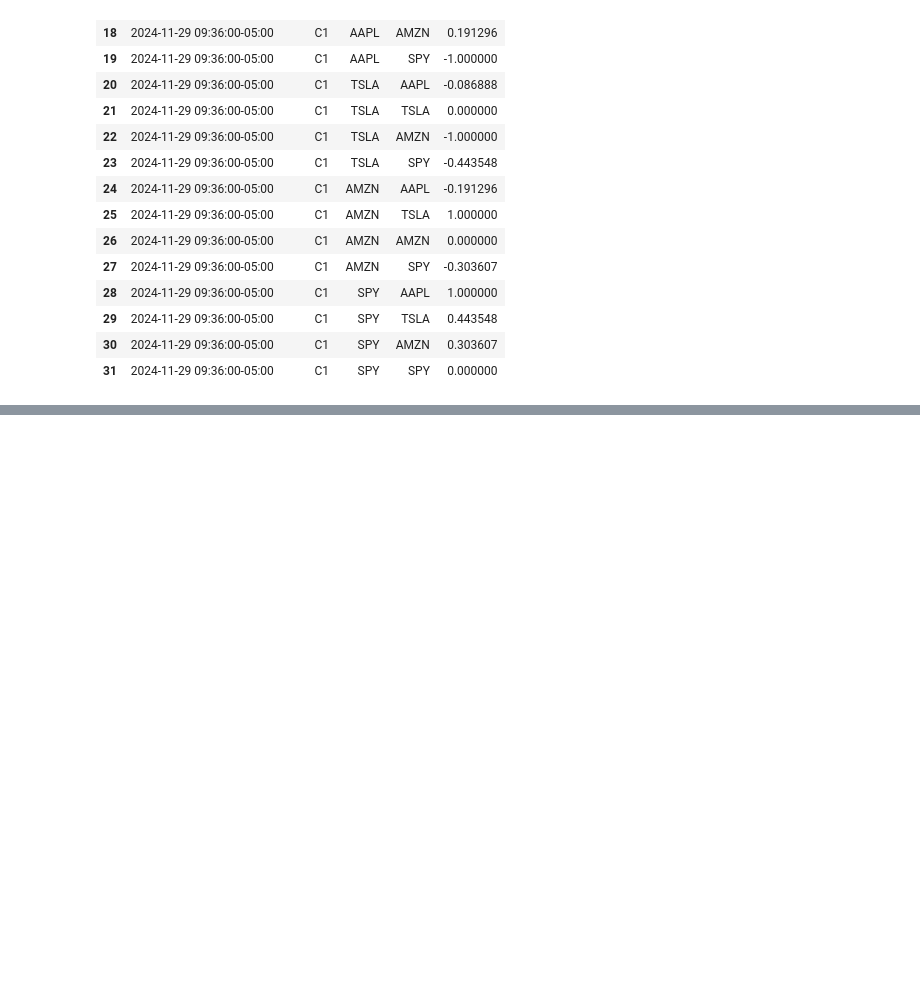
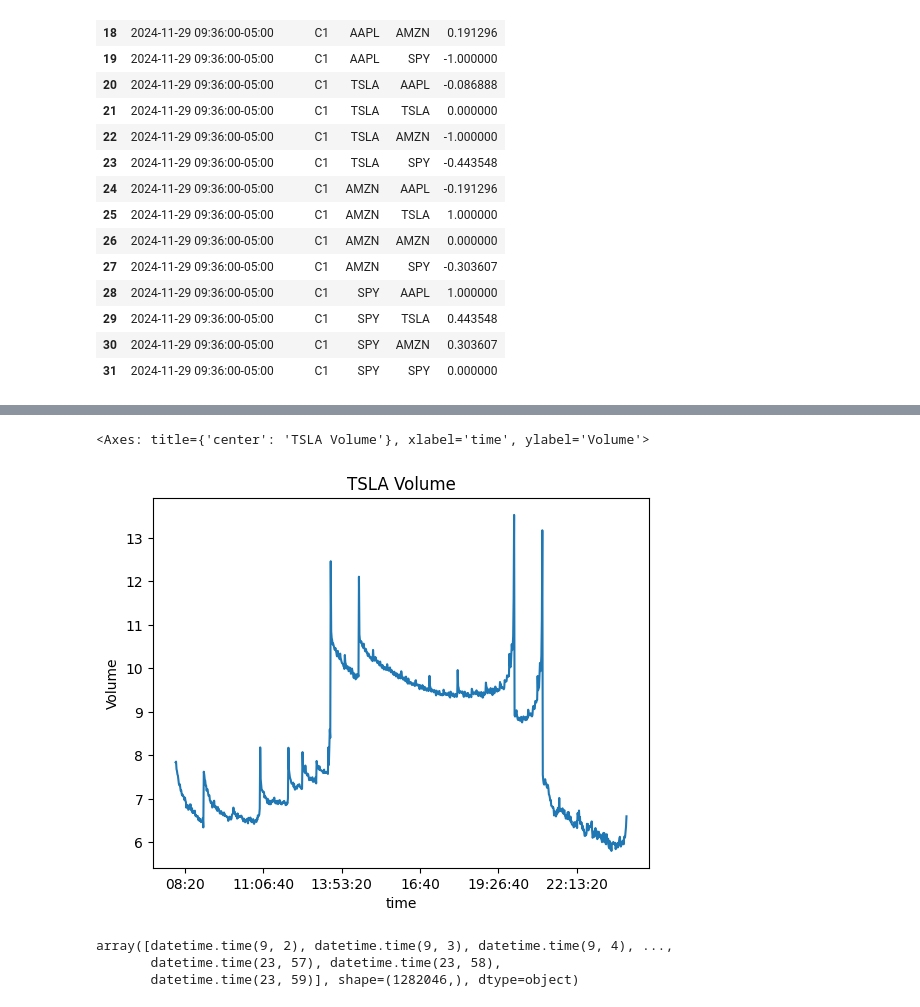
Before and after one commit to evheus/afp_gnn, a Jupyter notebook: notebooks/data_inspection.ipynb, the cells around one changed output, grey strips where cells are left out. Drawn from its saved outputs; the diff is of its cells as text; code cells hidden in the pictures; blank space fills up the shorter version.

```diff
--- a/notebooks/data_inspection.ipynb
+++ b/notebooks/data_inspection.ipynb
@@ -314,0 +344,12 @@ df[df['timestamp'] == '2024-11-29 09:36:00-05:00']
+# %%
+tmp = tsla.set_index('timestamp')
+tmp['volume'].groupby(tmp.index.time).mean()).plot(title='TSLA Volume', ylabel='log Volume')
+# %% [output]
+<Axes: title={'center': 'TSLA Volume'}, xlabel='time', ylabel='Volume'>
+[figure, added]
+# %%
+tsla.set_index('timestamp').index.time
+# %% [output]
+array([datetime.time(9, 2), datetime.time(9, 3), datetime.time(9, 4), ...,
+       datetime.time(23, 57), datetime.time(23, 58),
+       datetime.time(23, 59)], shape=(1282046,), dtype=object)
```
Also changed, not shown: parts of 4 cells of this notebook, 40 other files.
